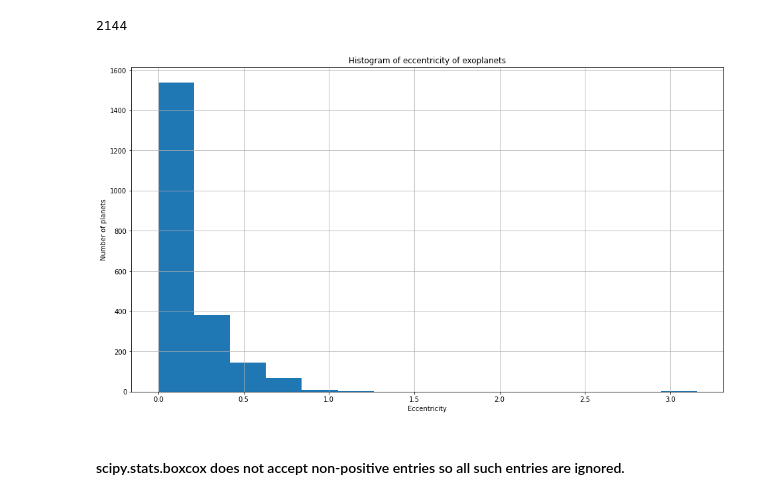
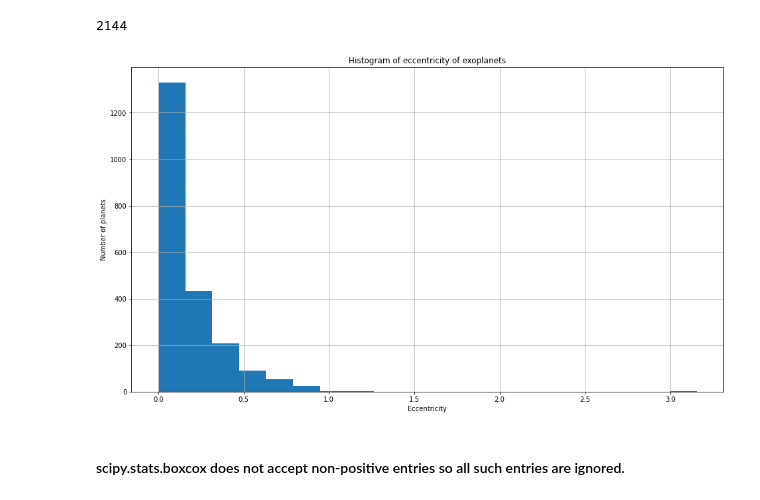
Before and after one commit to DarkWake9/EP4130, a Jupyter notebook: Assignment-1/EP20BTECH11015-Assignment-1.ipynb, the cells around one changed output. Drawn from its saved outputs; the diff is of its cells as text; code cells hidden in the pictures.

```diff
--- a/Assignment-1/EP20BTECH11015-Assignment-1.ipynb
+++ b/Assignment-1/EP20BTECH11015-Assignment-1.ipynb
@@ -134,14 +154,14 @@ print(exoplanet_data['eccentricity'].count())
 2144
 # %%
 plt.figure(figsize=(16, 9))
-plt.hist(exoplanet_data['eccentricity'], bins=15)
+plt.hist(exoplanet_data['eccentricity'], bins=20)
 plt.grid(which='both')
 plt.xlabel("Eccentricity")
 plt.ylabel("Number of planets")
 plt.title("Histogram of eccentricity of exoplanets")
 plt.show()
 # %% [output]
-[figure, old version]
+[figure, new version]
 # %% [markdown]
 #### scipy.stats.boxcox does not accept non-positive entries so all such entries are ignored.
 # %%
```
Also changed, not shown: parts of 5 cells of this notebook, 1 other file.
